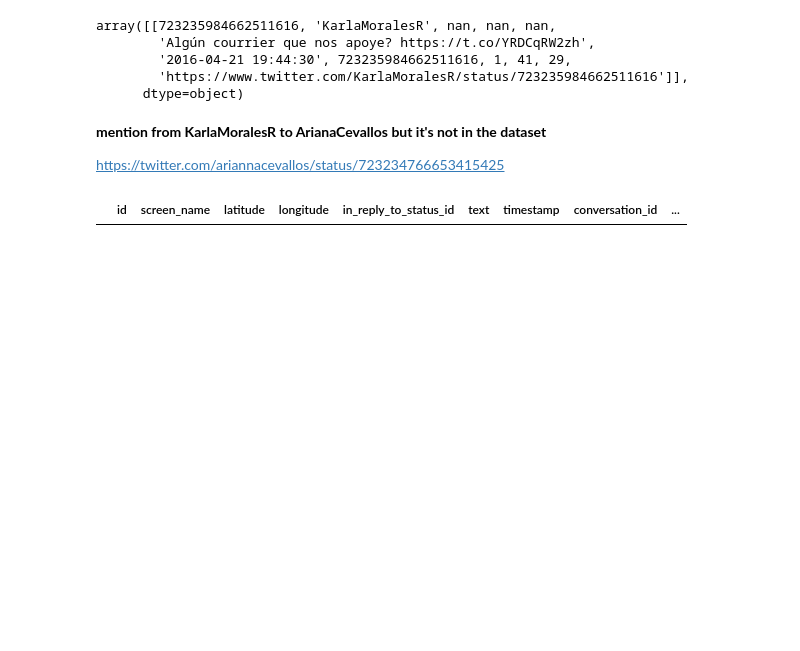
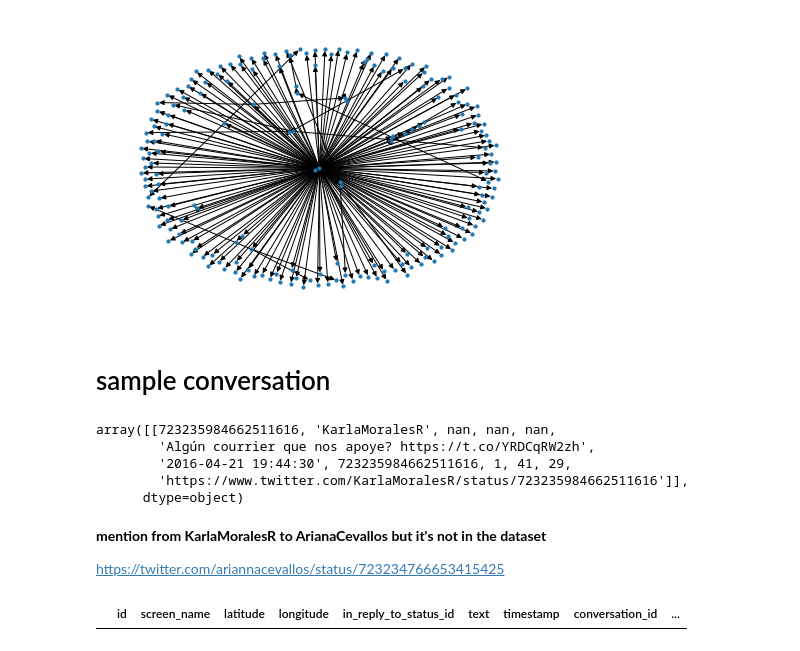
Before and after one commit to johnnytorres/recsys_twconv_s2s, a Jupyter notebook: analysis/use_case_sample_conversations.ipynb, the cells around one changed output. Cells and saved outputs as stored; diff of their text form; code cells hidden in the pictures; blank space fills up the shorter version.

```diff
--- a/analysis/use_case_sample_conversations.ipynb
+++ b/analysis/use_case_sample_conversations.ipynb
@@ -9,0 +9,4 @@ ds.shape
+# %%
+fpath = os.path.join(data_dir,  'conversations.csv')
+ds = pd.read_csv(fpath, dtype=object)
+ds.shape
@@ -29,0 +49,3 @@ memory usage: 47.6+ MB
+# %%
+sampleconv=ds[ds.conversation_id=='702007859199012864']
+sampleconv.shape
@@ -29,0 +77,14 @@ memory usage: 47.6+ MB
+# %%
+G = nx.DiGraph()
+# %%
+nodes = {}
+links = []
+for ix, row in sampleconv.iterrows():
+    target = row['id']
+    source = row['in_reply_to_status_id']
+    nodes[target] = 1
+    if pd.isnull(source):
+        continue
+    nodes[source] = 1
+    links.append({'source':source, 'target':target, 'value':1})
+    G.add_edge(source, target)
@@ -30,3 +98,11 @@ memory usage: 47.6+ MB
+# %%
+#pos = nx.spring_layout(G,k=1.0 )  #so^>v<dph8 ,k=0.10,iterations=50
+#nx.draw(G, pos=pos, s=1)
+nx.draw_spring(G,node_size=10, with_labels=False, fixed=['702007859199012864'],k=5)
+# %% [output]
+[figure, added]
+# %% [markdown]
+# sample conversation
 # %%
 ds[ds.text.str.contains('life straw')].values
 # %% [output]
```
Also changed, not shown: parts of 14 cells of this notebook, 20 other files.
